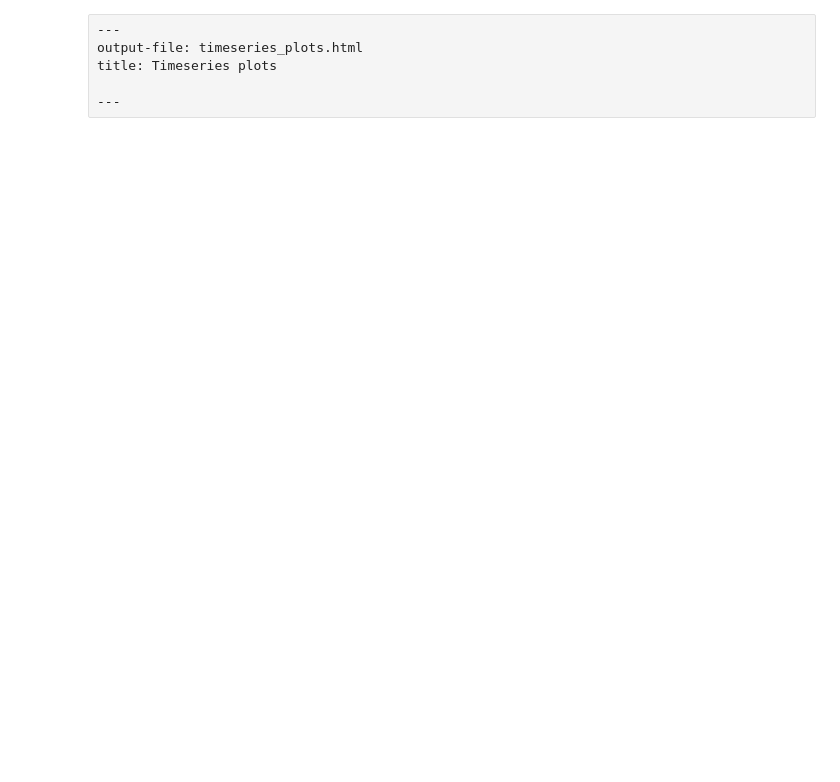
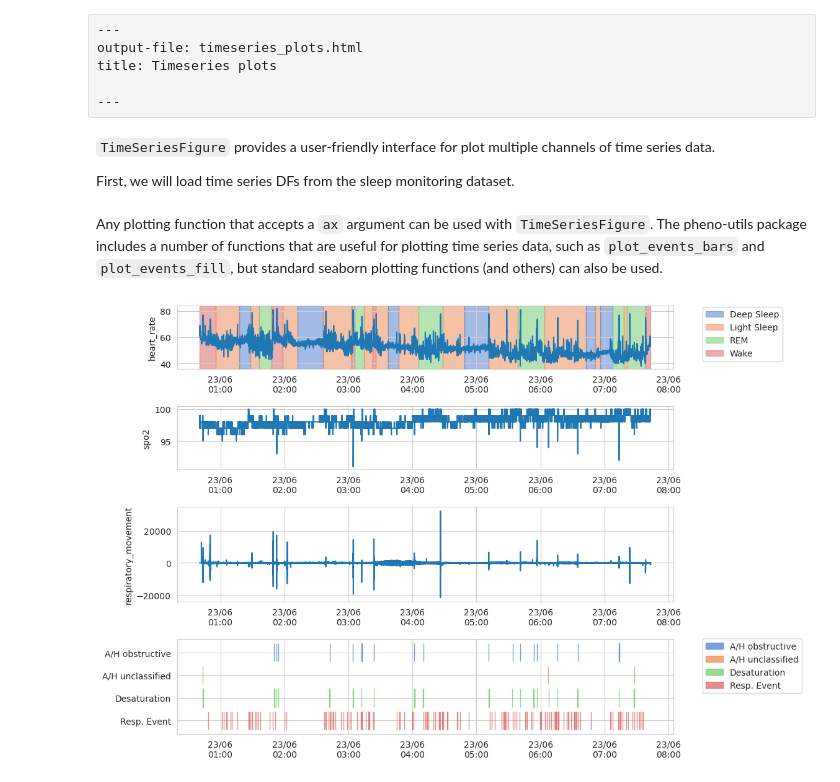
Before and after one commit to PhenoAI/pheno-utils, a Jupyter notebook: nbs/15_timeseries_plots.ipynb, the cells around one changed output. Saved outputs shown, nothing was run; the diff lists cells and outputs as text; code cells hidden in the pictures; blank space fills up the shorter version.

Commit message:
added: timeseries_plots tutorial

```diff
--- a/nbs/15_timeseries_plots.ipynb
+++ b/nbs/15_timeseries_plots.ipynb
@@ -310,7 +310,7 @@ class TimeSeriesFigure:
     def set_periodic_ticks(
         self,
         interval: Union[str, pd.Timedelta],
-        start_time: str = None,
+        start_time: str = '2018-01-01 00:00',
         end_time: str = None,
         fmt=TIME_FORMAT,
         ax: Union[str, int, plt.Axes, Iterable[Union[str, int, plt.Axes]]] = None
@@ -321,6 +321,7 @@ class TimeSeriesFigure:
         Args:
             interval (Union[str, pd.Timedelta]): The interval between ticks (e.g., '1H' for hourly ticks, '30T' for 30 minutes).
             start_time (str): The time of day to start the ticks from (default is '00:00').
+            end_time (str): The time of day to end the ticks at (default is None).
             fmt (str): The date format string to be used for the tick labels.
             ax (str, int, plt.Axes, or a list of those): The axis (or axes) to apply the ticks to.
                 Can be an axis object, a list of axes, an index, or a name. If None, applies to all axes.
@@ -766,6 +767,51 @@ def get_color_map(data: pd.DataFrame, hue: str, palette: str) -> pd.DataFrame:
         }).set_index(hue)['color']
 
     return colors
+# %% [markdown]
+`TimeSeriesFigure` provides a user-friendly interface for plot multiple channels of time series data.
+
+First, we will load time series DFs from the sleep monitoring dataset.
+# %%
+from pheno_utils import PhenoLoader
+
+pl = PhenoLoader('sleep')
+channels_df = pl.load_bulk_data('channels_time_series', pivot='source')
+events_df = pl.load_bulk_data('events_time_series')
+# %% [markdown]
+Any plotting function that accepts a `ax` argument can be used with `TimeSeriesFigure`. The pheno-utils package includes a number of functions that are useful for plotting time series data, such as `plot_events_bars` and `plot_events_fill`, but standard seaborn plotting functions (and others) can also be used.
+# %%
+sns.set_style('whitegrid')
+
+g = TimeSeriesFigure()
+
+channels_df = format_timeseries(channels_df).set_index('collection_timestamp')
+g.plot(sns.lineplot, channels_df, x='collection_timestamp', y='heart_rate',
+       name='heart_rate')  # Named axis 'heart_rate'
+
+# You can also use the `sharex` argument to share the x-axis between plots
+# Named axes, such as 'heart_rate', can be referred to by name
+g.plot(sns.lineplot, channels_df, x='collection_timestamp', y='spo2',
+       sharex='heart_rate')
+
+# You can increase the relative height of the plot by passing a `height` argument
+g.plot(sns.lineplot, channels_df, x='collection_timestamp', y='respiratory_movement',
+       sharex='heart_rate', height=1.5)
+
+# You may add a plot to an existing plot by passing an `ax` argument to the plotting function
+# Named axes, such as 'heart_rate', can be referred to by name
+sleep_stage = ['Wake', 'Light Sleep', 'Deep Sleep', 'REM']  # Include only sleep stage events
+g.plot(plot_events_fill, events_df, hue='event', y_include=sleep_stage,
+       ax='heart_rate')
+
+apnea = ['Resp. Event', 'Desaturation', 'A/H obstructive', 'A/H central', 'A/H unclassified']
+g.plot(plot_events_bars, events_df, hue='event', y_include=apnea, height=1.5)
+
+# Control functions to conveniently modify all axes
+g.set_periodic_ticks('1h')
+g.set_axis_padding(0.05)
+g.set_axis_properties(xlabel='')
+# %% [output]
+[figure, added]
 # %%
 #| hide
 import nbdev; nbdev.nbdev_export()
```
